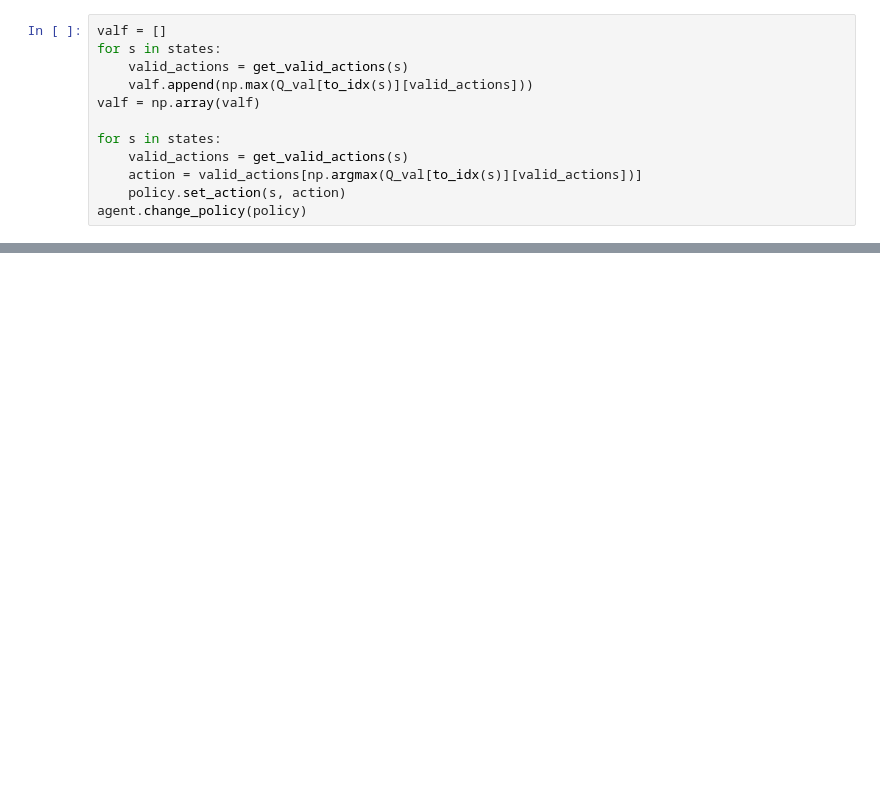
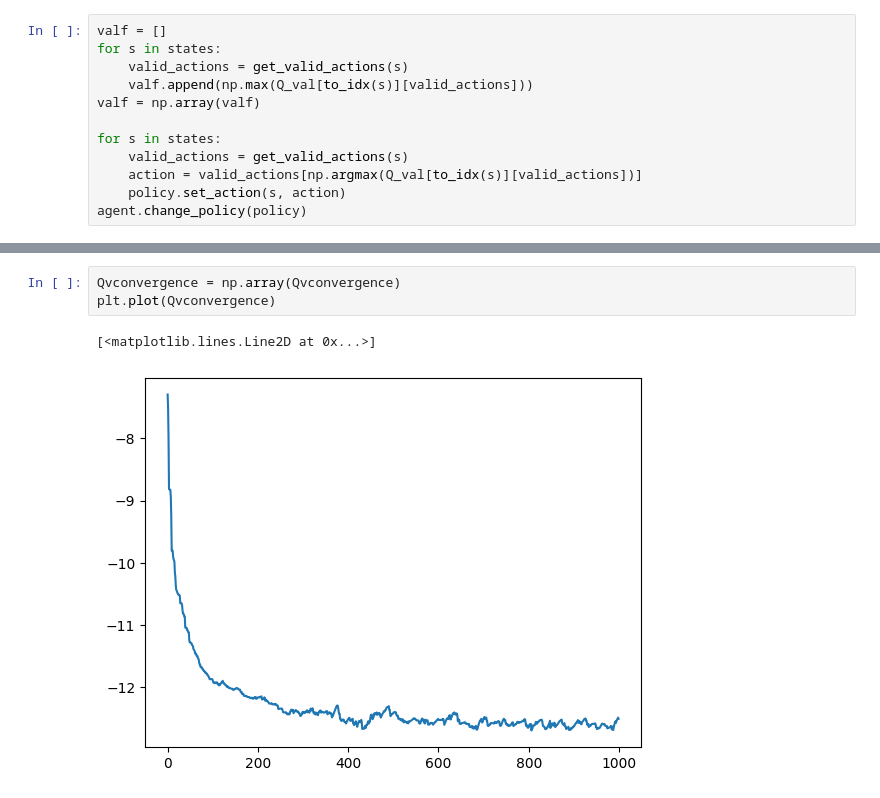
Before and after one commit to BuzzingTaz/RL-Project-1, a Jupyter notebook: TD.ipynb, the cells around one changed output, grey strips where cells are left out. Saved outputs shown, nothing was run; the diff lists cells and outputs as text; blank space fills up the shorter version.

```diff
--- a/TD.ipynb
+++ b/TD.ipynb
@@ -108,3 +110,9 @@ plt.show()
+# %%
+Qvconvergence = np.array(Qvconvergence)
+plt.plot(Qvconvergence)
+# %% [output]
+[<matplotlib.lines.Line2D at 0x...>]
+[figure, added]
 # %%
 ecreward = np.load('OptimalValueFunction.npy')
 episodic_regret = np.abs(episodic_reward - ecreward[to_idx(s_state)])
```
Also changed, not shown: parts of 7 cells of this notebook, 4 other files.
